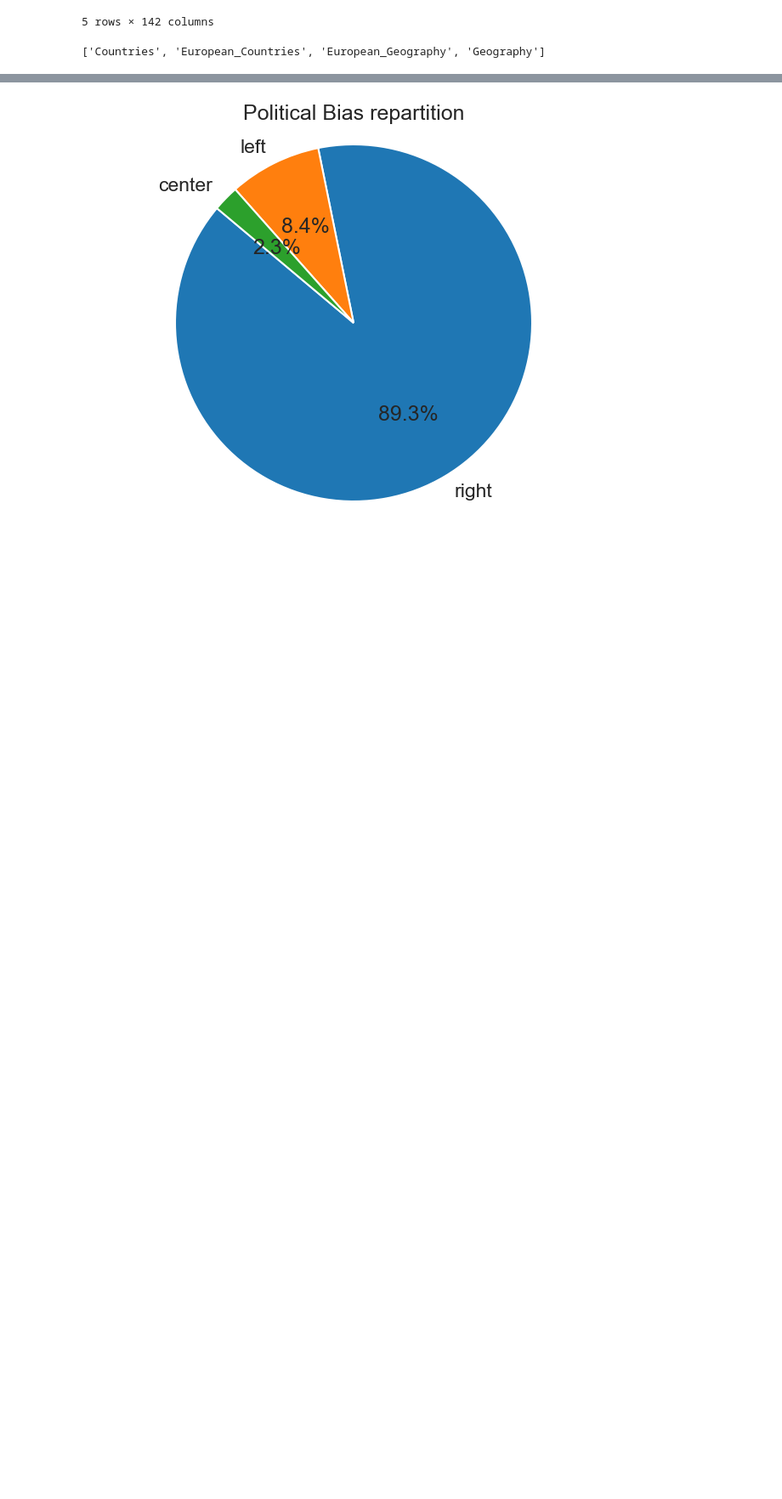
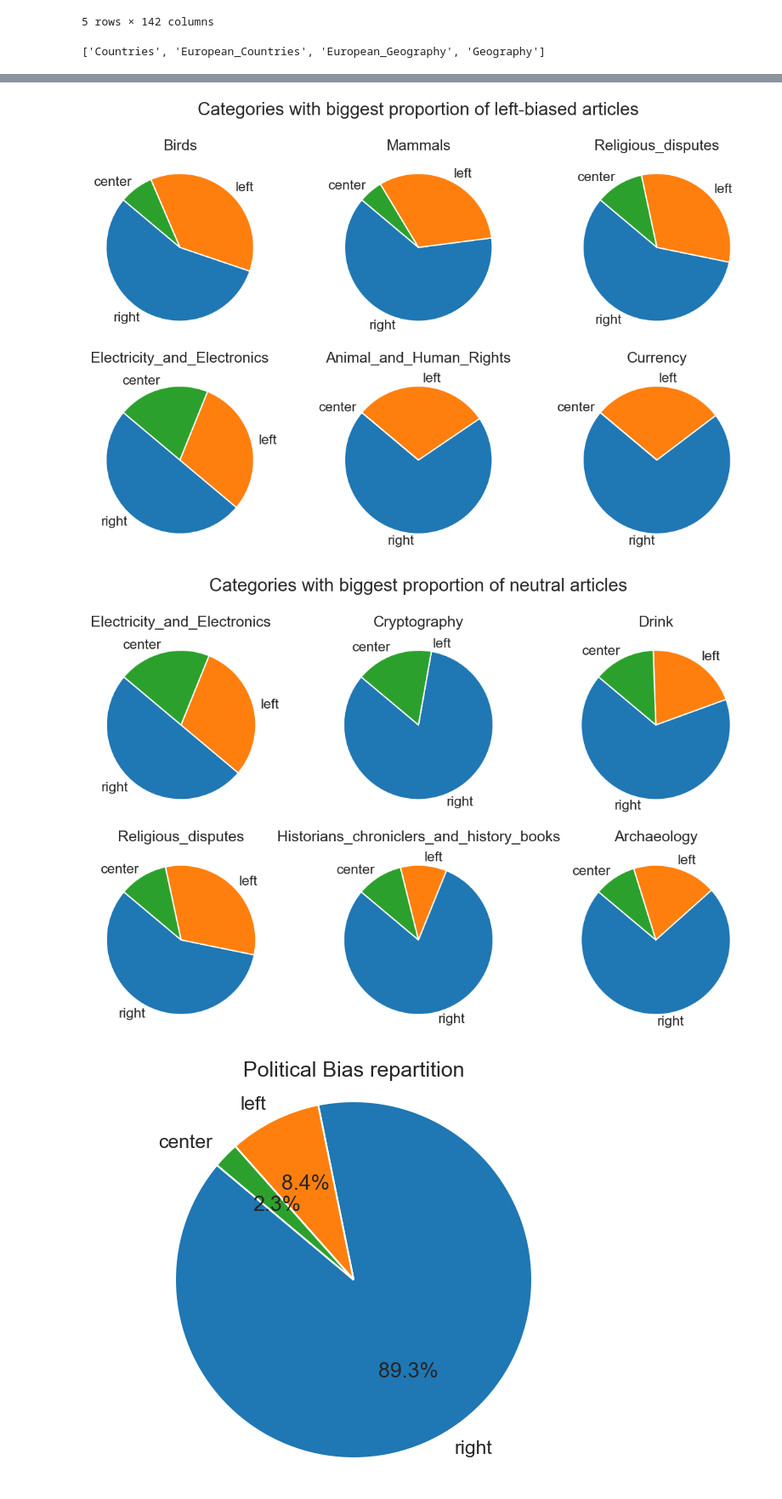
Before and after one commit to epfl-ada/ada-2023-project-miaoumiaou, a Jupyter notebook: Visualisation_wiki.ipynb, the cells around one changed output, grey strips where cells are left out. Shown at 85% size. Saved outputs shown, nothing was run; the diff lists cells and outputs as text; code cells hidden in the pictures; blank space fills up the shorter version.

```diff
--- a/Visualisation_wiki.ipynb
+++ b/Visualisation_wiki.ipynb
@@ -560,3 +557,28 @@ plt.tight_layout()
+# %%
+# Pie Charts
+
+
+index_left = proportions_df.sort_values(by='left', ascending=False).index[:6]
+fig, ax = plt.subplots(2,3,figsize=(12,8))
+fig.suptitle("Categories with biggest proportion of left-biased articles")
+
+for i,axe in enumerate(ax.flatten()) :
+    axe.pie(plot_df.loc[index_left[i]] , labels=plot_df.columns,  startangle=140)
+    axe.set_title(index_left[i])
+plt.tight_layout()
+
+
+index_center = proportions_df.sort_values(by='center', ascending=False).index[:6]
+fig, ax = plt.subplots(2,3,figsize=(12,8))
+fig.suptitle("Categories with biggest proportion of neutral articles")
+
+for i,axe in enumerate(ax.flatten()) :
+    axe.pie(plot_df.loc[index_center[i]] , labels=plot_df.columns,  startangle=140)
+    axe.set_title(index_center[i])
+plt.tight_layout()
+# %% [output]
+[figure, added]
+[figure, added]
 # %%
 bias_counts = bias['Bias'].value_counts()
 
```
Also changed, not shown: parts of 3 cells of this notebook, 1 other file.
